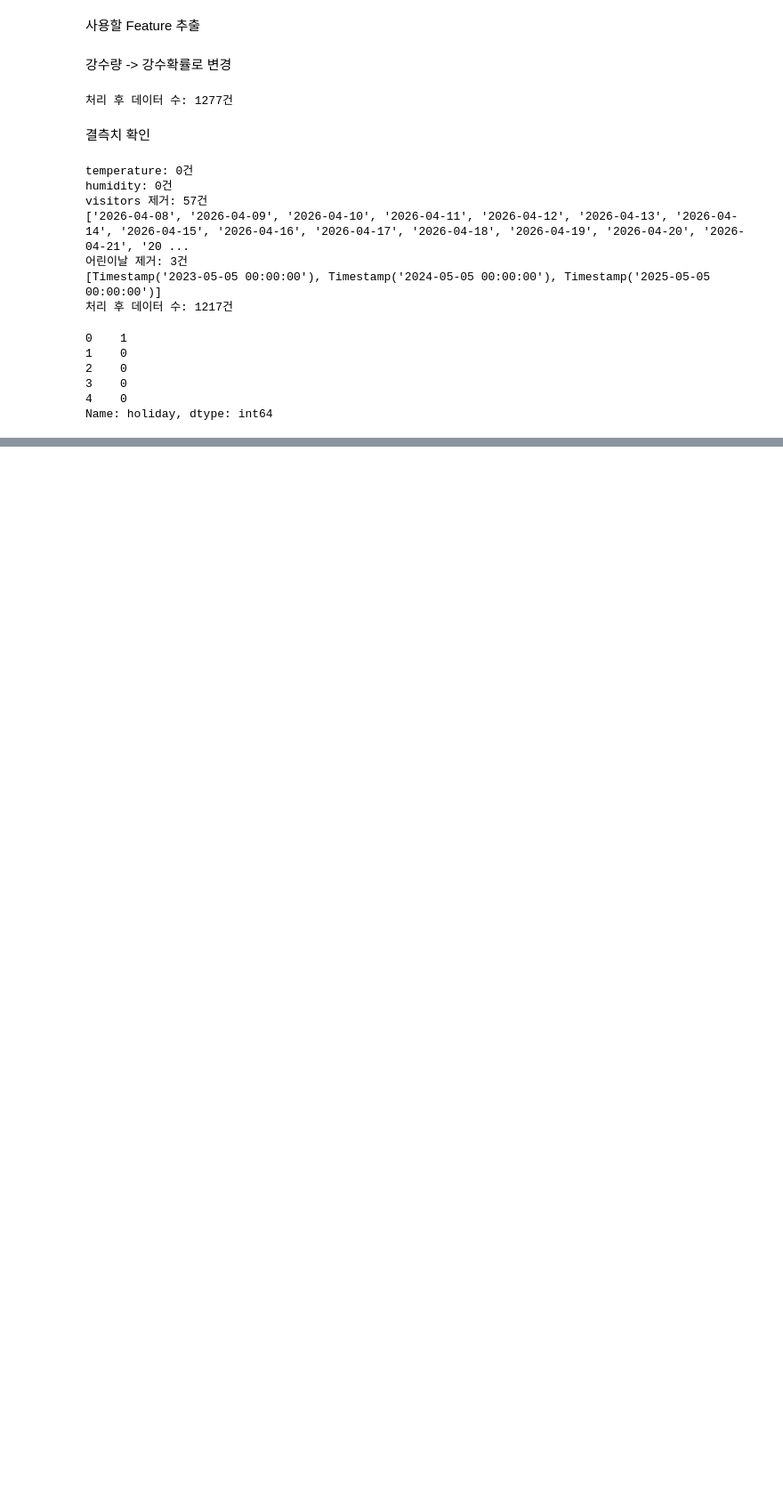
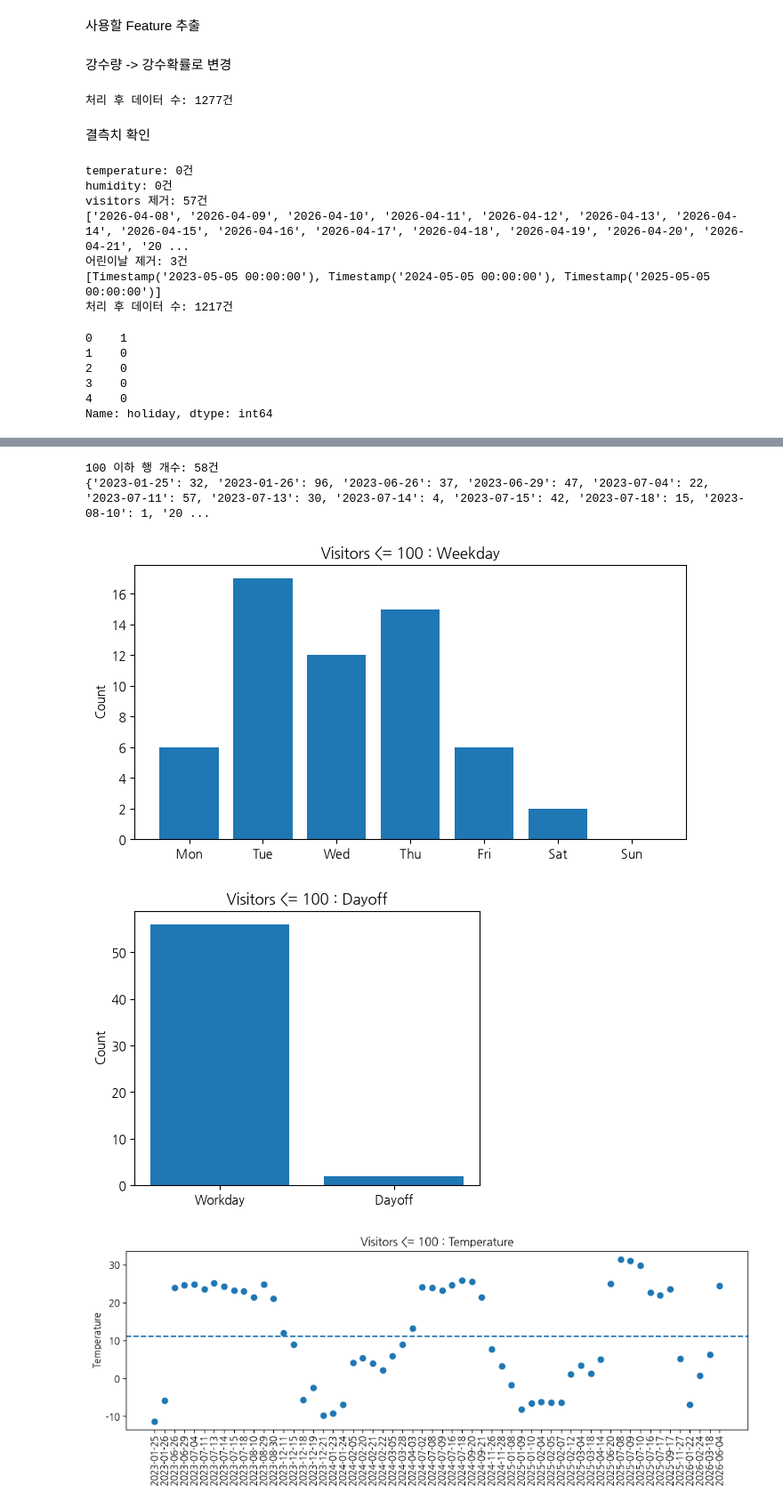
Before and after one commit to cmry9775/module_project-1-, a Jupyter notebook: project.ipynb, the cells around one changed output, grey strips where cells are left out. Shown at 89% size. Cells and saved outputs as stored; diff of their text form; code cells hidden in the pictures; blank space fills up the shorter version.

```diff
--- a/project.ipynb
+++ b/project.ipynb
@@ -388,0 +563,69 @@ holiday == 1: 59건
+# %%
+import pandas as pd
+
+df = pd.read_csv('Oworld_temp.csv')
+
+low = df[df['visitors'] <= 100]
+
+result = dict(zip(low['date'], low['visitors']))
+
+print(f'100 이하 행 개수: {len(low)}건')
+print(result)
+# %% [output]
+100 이하 행 개수: 58건
+{'2023-01-25': 32, '2023-01-26': 96, '2023-06-26': 37, '2023-06-29': 47, '2023-07-04': 22, '2023-07-11': 57, '2023-07-13': 30, '2023-07-14': 4, '2023-07-15': 42, '2023-07-18': 15, '2023-08-10': 1, '20 ...
+# %%
+import pandas as pd
+import matplotlib.pyplot as plt
+
+df = pd.read_csv('Oworld_temp.csv')
+low = df[df['visitors'] <= 100].copy()
+
+days = ['mon', 'tue', 'wed', 'thur', 'fri', 'sat', 'sun']
+day_names = ['Mon', 'Tue', 'Wed', 'Thu', 'Fri', 'Sat', 'Sun']
+
+low['weekday'] = low[days].idxmax(axis=1)
+
+# 1. 요일별 개수
+weekday_count = low['weekday'].value_counts().reindex(days, fill_value=0)
+
+plt.figure(figsize=(8, 4))
+plt.bar(day_names, weekday_count)
+plt.title('Visitors <= 100 : Weekday')
+plt.ylabel('Count')
+plt.show()
+
+# 2. dayoff 여부
+dayoff_count = low['dayoff'].value_counts().reindex([0, 1], fill_value=0)
+
+plt.figure(figsize=(5, 4))
+plt.bar(['Workday', 'Dayoff'], dayoff_count)
+plt.title('Visitors <= 100 : Dayoff')
+plt.ylabel('Count')
+plt.show()
+
+# 3. 기온
+plt.figure(figsize=(10, 4))
+plt.scatter(low['date'], low['temperature'])
+plt.axhline(low['temperature'].mean(), linestyle='--')
+plt.xticks(rotation=90)
+plt.ylabel('Temperature')
+plt.title('Visitors <= 100 : Temperature')
+plt.tight_layout()
+plt.show()
+
+# 4. 습도
+plt.figure(figsize=(10, 4))
+plt.scatter(low['date'], low['humidity'])
+plt.axhline(low['humidity'].mean(), linestyle='--')
+plt.xticks(rotation=90)
+plt.ylabel('Humidity')
+plt.title('Visitors <= 100 : Humidity')
+plt.tight_layout()
+plt.show()
+
+print(low[['date', 'visitors', 'weekday', 'dayoff', 'temperature', 'humidity']])
+# %% [output]
+[figure, added]
+[figure, added]
+[figure, added]
```
Also changed, not shown: parts of 11 cells of this notebook, 3 other files.
